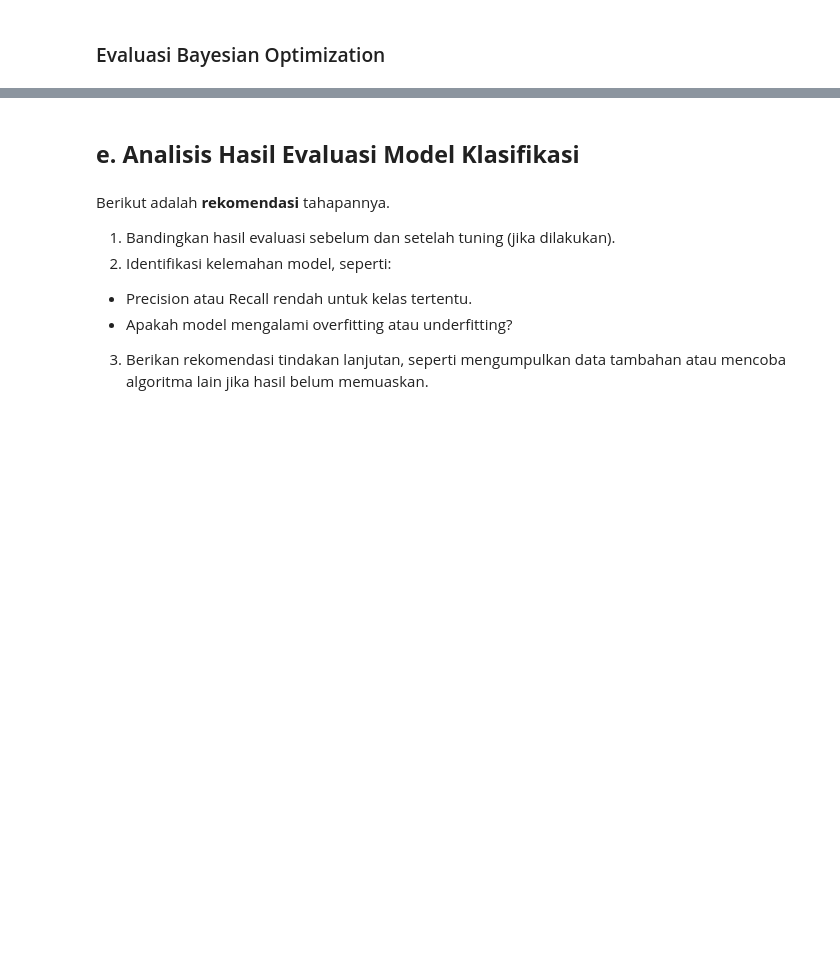
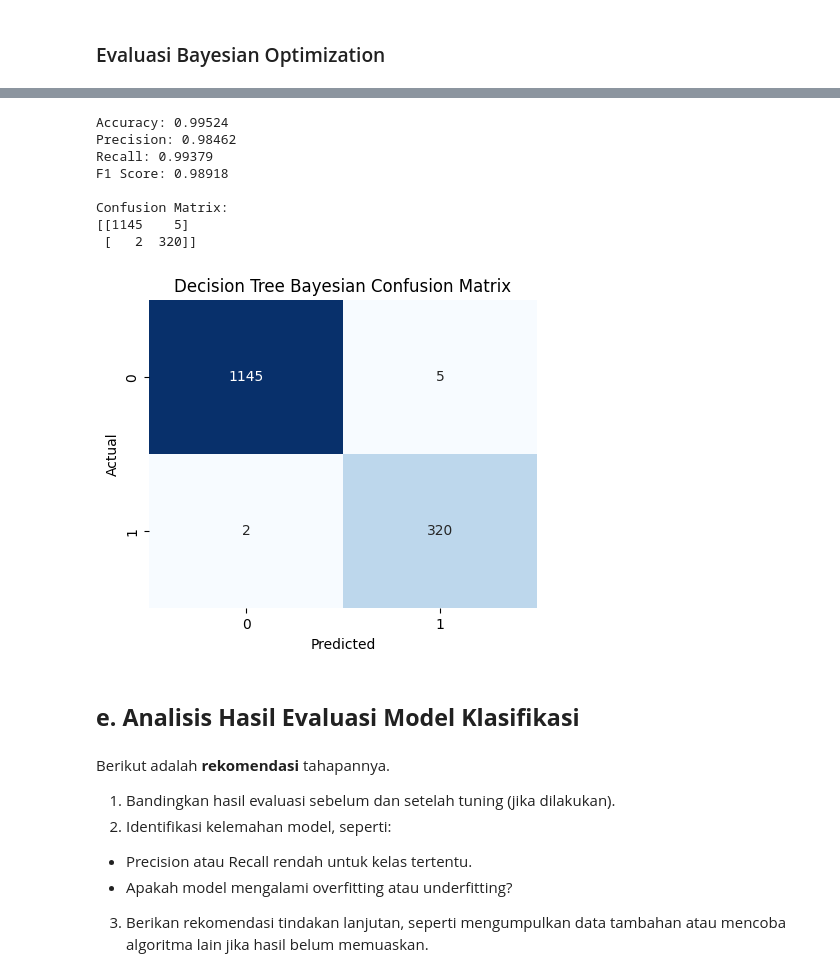
Before and after one commit to Tanzz08/ML-pemula, a Jupyter notebook: submission/[Klasifikasi]_Submission_Akhir_BMLP_Your_Name.ipynb, the cells around one changed output, grey strips where cells are left out. Cells and saved outputs as stored; diff of their text form; code cells hidden in the pictures; blank space fills up the shorter version.

```diff
--- a/submission/[Klasifikasi]_Submission_Akhir_BMLP_Your_Name.ipynb
+++ b/submission/[Klasifikasi]_Submission_Akhir_BMLP_Your_Name.ipynb
@@ -485,0 +529,19 @@ Best parameters (Bayesian Optimization): OrderedDict({'criterion': 'gini', 'max_
+# %%
+from skopt import BayesSearchCV
+
+# Definisikan ruang pencarian untuk Bayesian Optimization
+param_space = {
+    'max_depth': np.linspace(10, 50, 5, dtype=int),
+    'min_samples_split': [2, 5, 10],
+    'criterion': ['gini', 'entropy'],
+    'min_samples_leaf': np.arange(1, 10, 1),
+    'splitter': ['best', 'random'],
+}
+
+# Inisialisasi BayesSearchCV
+dt_bayes_search = BayesSearchCV(estimator=dt, search_spaces=param_space, n_iter=32, cv=3, n_jobs=-1, verbose=2, random_state=42)
+dt_bayes_search.fit(X_train, y_train)
+
+# Output hasil terbaik
+print(f"Best parameters (Bayesian Optimization): {dt_bayes_search.best_params_}")
+best_dt_bayes = dt_bayes_search.best_estimator_
@@ -551,3 +690,41 @@ Confusion Matrix:
+# %%
+y_pred_dt_bayes = best_dt_bayes.predict(X_test)
+
+# Menghitung metrik evaluasi
+accuracy = accuracy_score(y_test, y_pred_dt_bayes)
+precision = precision_score(y_test, y_pred_dt_bayes)
+recall = recall_score(y_test, y_pred_dt_bayes)
+f1 = f1_score(y_test, y_pred_dt_bayes)
+
+cm_bayes = confusion_matrix(y_test, y_pred_dt_bayes)
+
+# Menampilkan hasil evaluasi
+print(f"Accuracy: {accuracy:.5f}")
+print(f"Precision: {precision:.5f}")
+print(f"Recall: {recall:.5f}")
+print(f"F1 Score: {f1:.5f}")
+
+# Menampilkan Confusion Matrix
+print("\nConfusion Matrix:")
+print(confusion_matrix(y_test, y_pred_dt_bayes))
+
+
+plt.figure(figsize=(5, 4))
+sns.heatmap(cm_bayes, annot=True, fmt='d', cmap='Blues', cbar=False)
+plt.title('Decision Tree Bayesian Confusion Matrix')
+plt.xlabel('Predicted')
+plt.ylabel('Actual')
+plt.show()
+# %% [output]
+Accuracy: 0.99524
+Precision: 0.98462
+Recall: 0.99379
+F1 Score: 0.98918
+
+Confusion Matrix:
+[[1145    5]
+ [   2  320]]
+[figure, added]
 # %% [markdown]
 ## **e. Analisis Hasil Evaluasi Model Klasifikasi**
 # %% [markdown]
```
Also changed, not shown: parts of 16 cells of this notebook.
